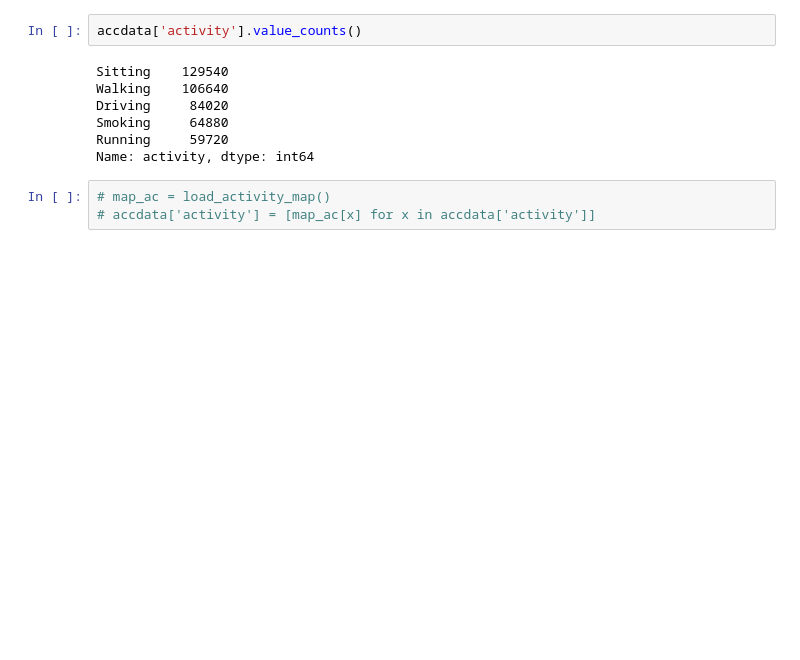
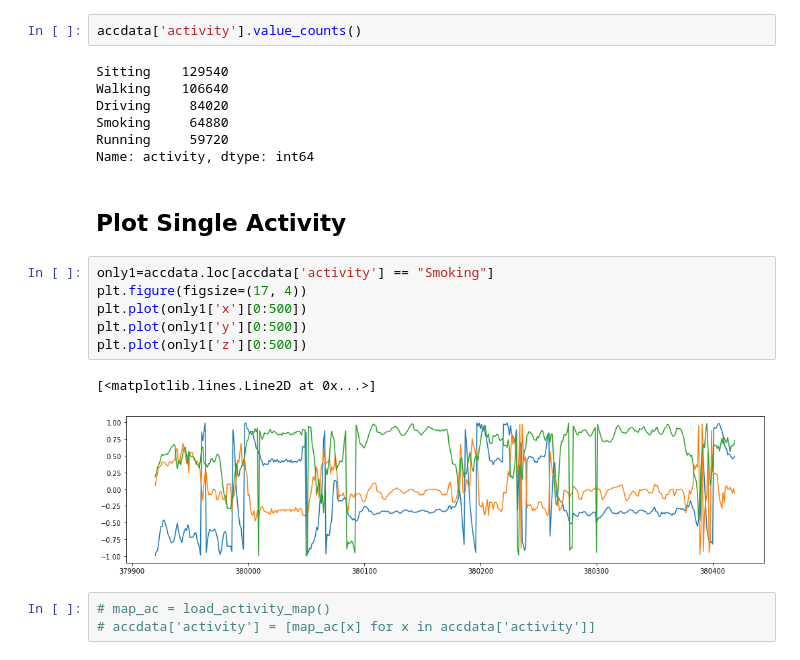
Before and after one commit to gaurav-95/Accelerometer_Activity_Recognition, a Jupyter notebook: Activity_Recognition.ipynb, the cells around one changed output. Saved outputs shown, nothing was run; the diff lists cells and outputs as text; blank space fills up the shorter version.

Commit message:
updated accelerometer activity model

```diff
--- a/Activity_Recognition.ipynb
+++ b/Activity_Recognition.ipynb
@@ -241,6 +241,17 @@ Driving     84020
 Smoking     64880
 Running     59720
 Name: activity, dtype: int64
+# %% [markdown]
+## Plot Single Activity
+# %%
+only1=accdata.loc[accdata['activity'] == "Smoking"]
+plt.figure(figsize=(17, 4))
+plt.plot(only1['x'][0:500])
+plt.plot(only1['y'][0:500])
+plt.plot(only1['z'][0:500])
+# %% [output]
+[<matplotlib.lines.Line2D at 0x...>]
+[figure, added]
 # %%
 # map_ac = load_activity_map()
 # accdata['activity'] = [map_ac[x] for x in accdata['activity']]
```
Also changed, not shown: parts of 11 cells of this notebook, 8 other files.
